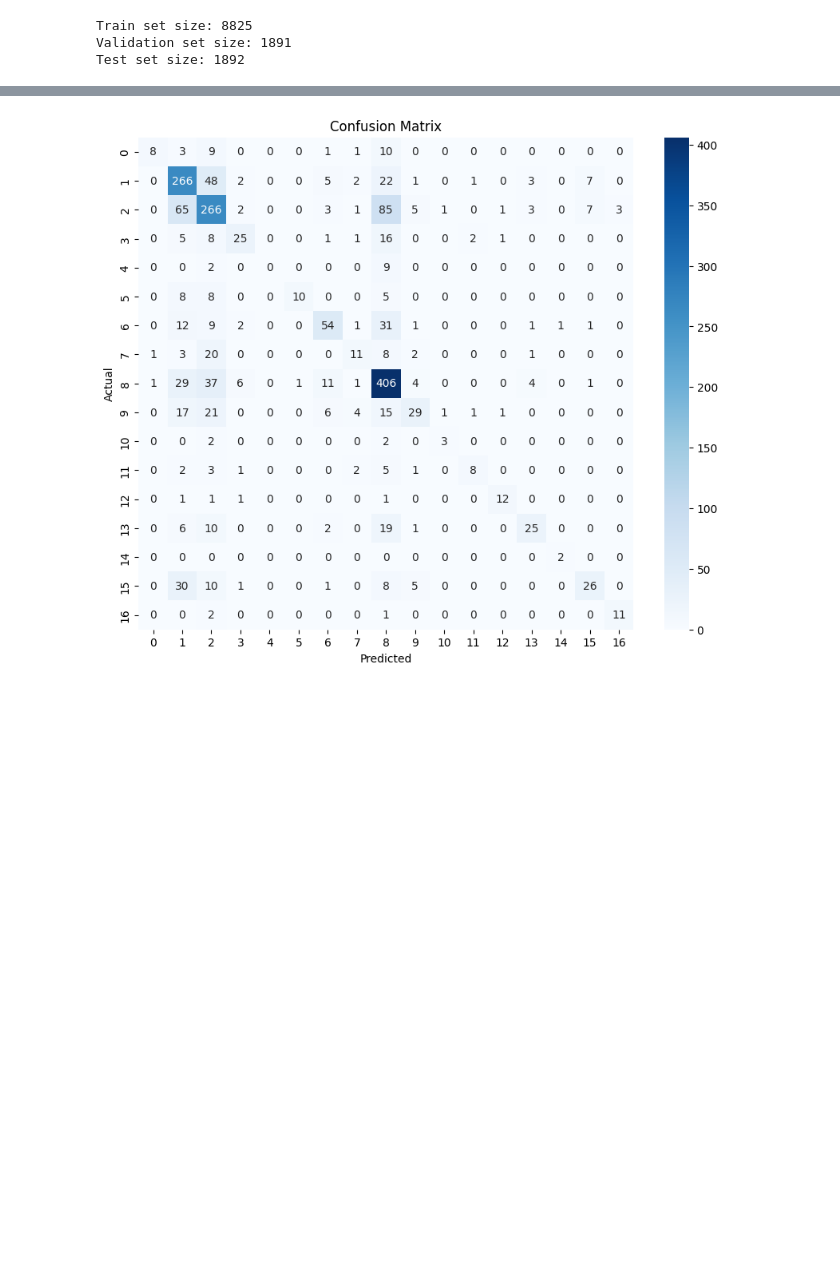
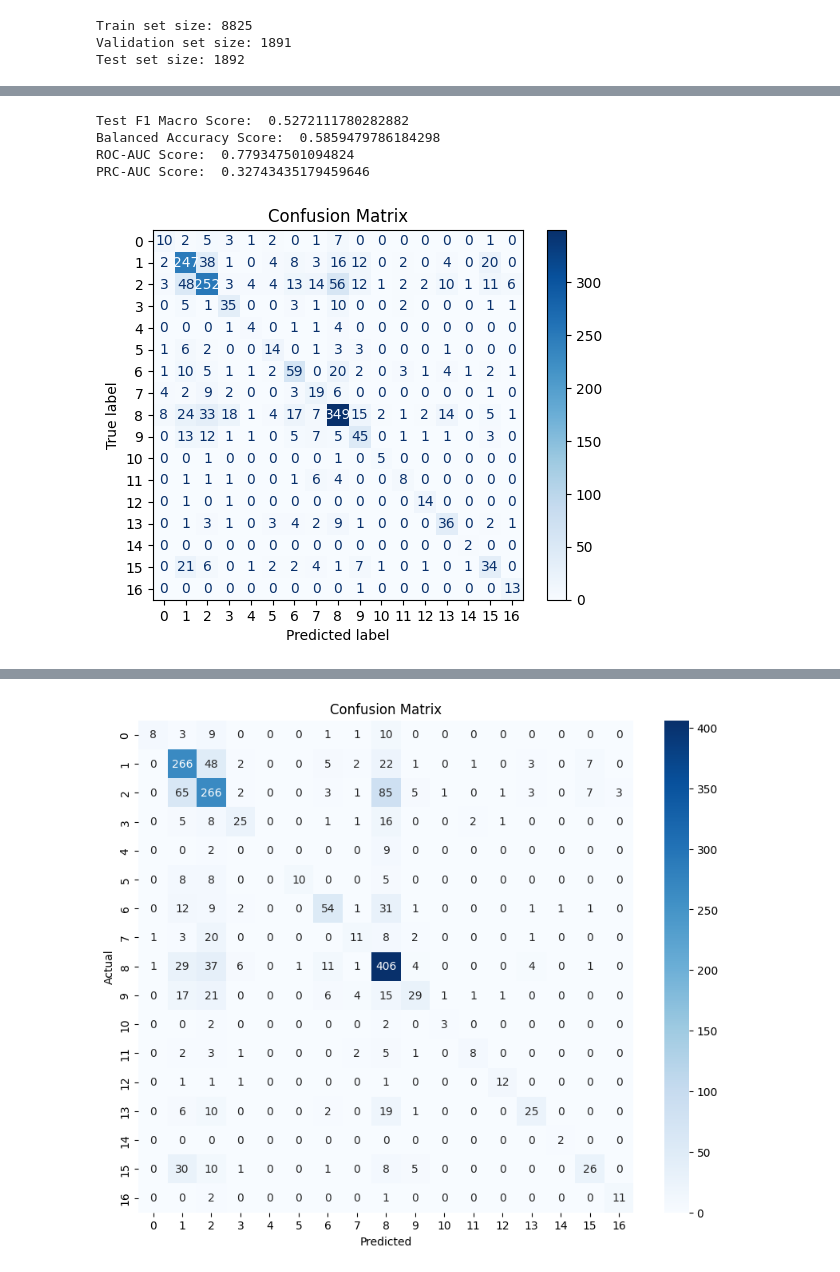
Before and after one commit to ramyasri-m/BirdCLEF, a Jupyter notebook: birdclef-xgboost.ipynb, the cells around one changed output, grey strips where cells are left out. Saved outputs shown, nothing was run; the diff lists cells and outputs as text; code cells hidden in the pictures; blank space fills up the shorter version.

```diff
--- a/birdclef-xgboost.ipynb
+++ b/birdclef-xgboost.ipynb
@@ -54,0 +63,18 @@ def create_model(max_depth, n_estimators, subsample, gamma):
+# %%
+# Load the dataset
+file_path = '/kaggle/input/birdclef/extra_preprocessed_data.csv'
+df = pd.read_csv(file_path)
+
+# 'Order' is the main target for stratified splitting at the top level
+target_column = 'Order'
+
+# First split: Train (70%) and Temp (30%)
+train_df, temp_df = train_test_split(df, test_size=0.3, stratify=df[target_column], random_state=42)
+# Second split: Temp (30%) into Validation (15%) and Test (15%)
+val_df, test_df = train_test_split(temp_df, test_size=0.5, stratify=temp_df[target_column], random_state=42)
+
+
+# Print the sizes to verify the splits
+print(f"Train set size: {len(train_df)}")
+print(f"Validation set size: {len(val_df)}")
+print(f"Test set size: {len(test_df)}")
@@ -54,0 +126,47 @@ def create_model(max_depth, n_estimators, subsample, gamma):
+# %%
+from sklearn.metrics import balanced_accuracy_score, f1_score, roc_auc_score, average_precision_score, confusion_matrix
+from sklearn.preprocessing import label_binarize
+from sklearn.metrics import ConfusionMatrixDisplay, RocCurveDisplay, PrecisionRecallDisplay
+import matplotlib.pyplot as plt
+import numpy as np
+
+# Prepare test data
+X_test = test_df[feature_columns]
+y_test = test_df[target_column]
+
+# Initialize progress bar for testing
+with tqdm(total=len(X_test), desc="Testing Model") as test_pbar:
+    y_pred = best_model.predict(X_test)
+    test_pbar.update(len(X_test))
+
+# Calculate and print the test F1 score
+test_f1_score = f1_score(y_test, y_pred, average='macro')
+print("Test F1 Macro Score: ", test_f1_score)
+
+# Calculate and print additional metrics
+balanced_acc = balanced_accuracy_score(y_test, y_pred)
+print("Balanced Accuracy Score: ", balanced_acc)
+
+# Binarize the test labels for multi-class AUC calculations
+y_test_bin = label_binarize(y_test, classes=range(17))
+y_pred_bin = label_binarize(y_pred, classes=range(17))
+
+# Calculate and print ROC-AUC score (one-vs-rest)
+roc_auc = roc_auc_score(y_test_bin, y_pred_bin, average='macro', multi_class='ovr')
+print("ROC-AUC Score: ", roc_auc)
+
+# Calculate and print PRC-AUC score (one-vs-rest)
+prc_auc = average_precision_score(y_test_bin, y_pred_bin, average='macro')
+print("PRC-AUC Score: ", prc_auc)
+
+# Plot Confusion Matrix
+cm = confusion_matrix(y_test, y_pred)
+ConfusionMatrixDisplay(confusion_matrix=cm).plot(cmap='Blues')
+plt.title("Confusion Matrix")
+plt.show()
+# %% [output]
+Test F1 Macro Score:  0.5272111780282882
+Balanced Accuracy Score:  0.5859479786184298
+ROC-AUC Score:  0.779347501094824
+PRC-AUC Score:  0.32743435179459646
+[figure, added]
```
Also changed, not shown: parts of 21 cells of this notebook.
